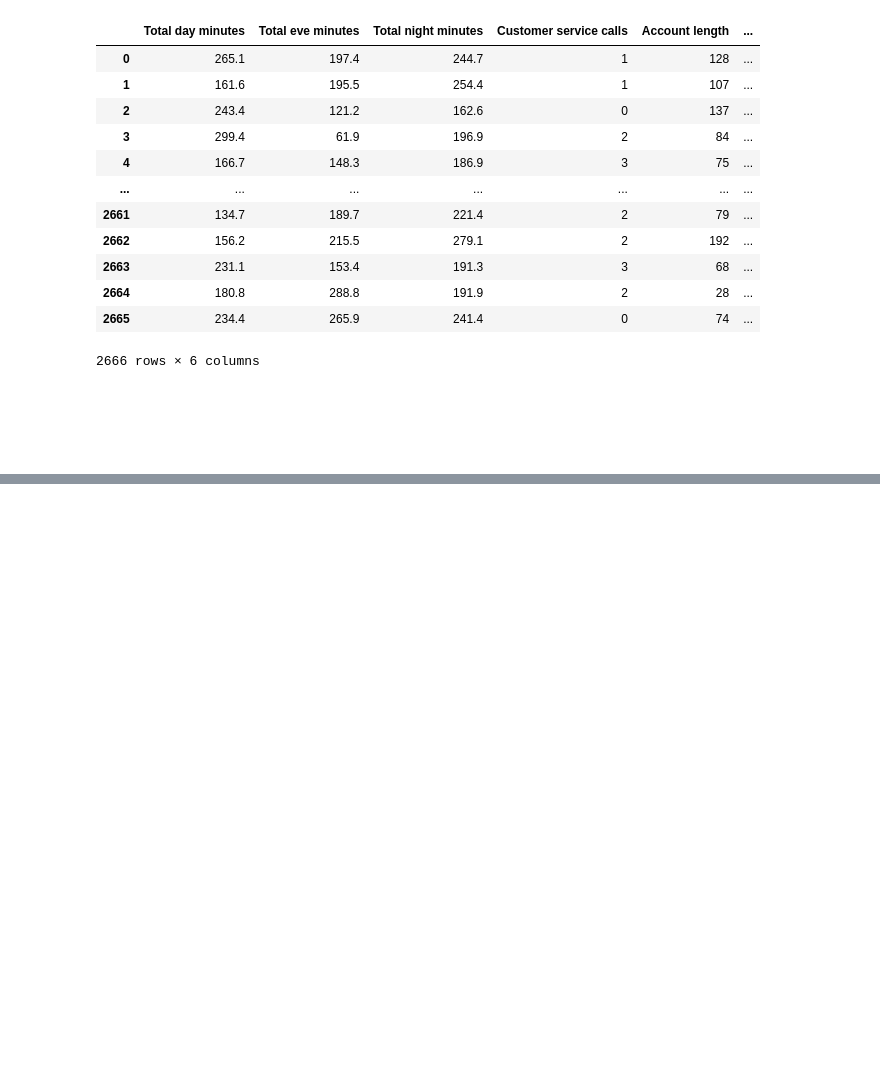
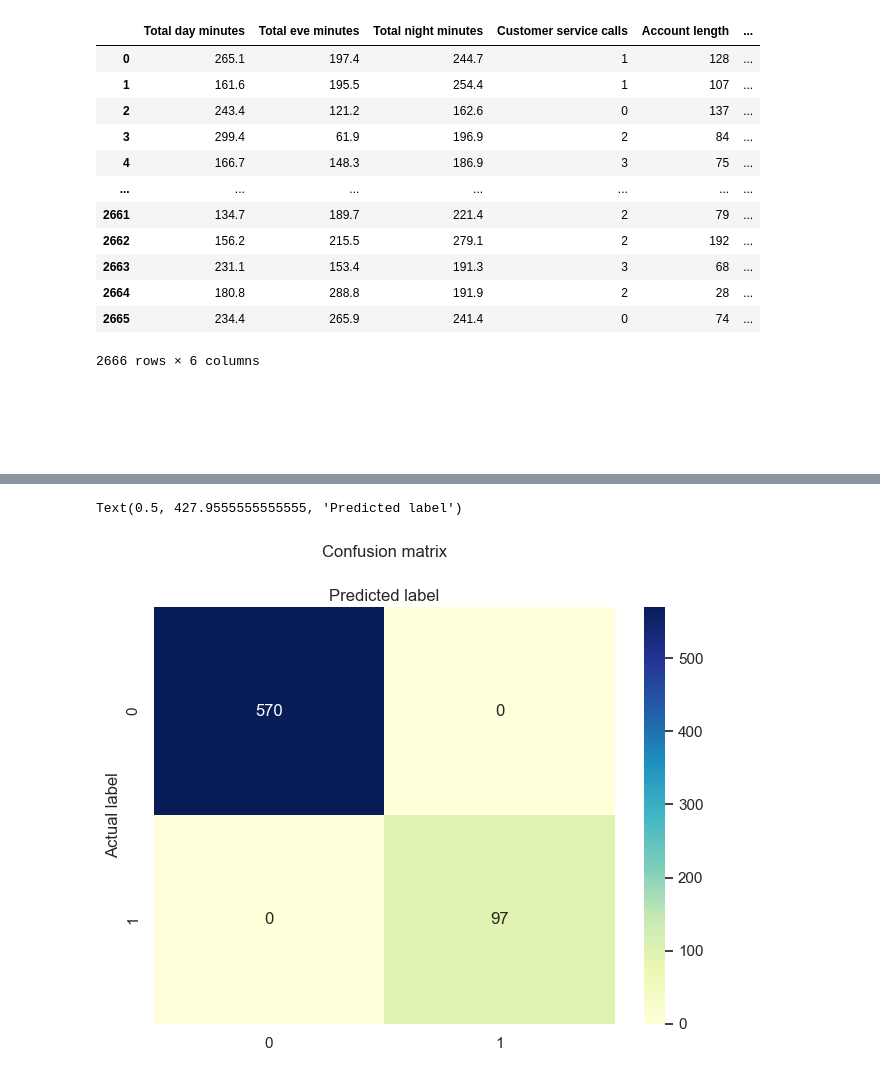
Before and after one commit to chuaqindi/sc1015-miniproject, a Jupyter notebook: xgboost.ipynb, the cells around one changed output, grey strips where cells are left out. Saved outputs shown, nothing was run; the diff lists cells and outputs as text; code cells hidden in the pictures; blank space fills up the shorter version.

```diff
--- a/xgboost.ipynb
+++ b/xgboost.ipynb
@@ -239,0 +358,2 @@ churn = pd.DataFrame(data['Churn'])
+# %%
+X_train, X_test, y_train, y_test = train_test_split(cols, churn, test_size = 0.25, random_state= 42)
@@ -239,0 +362,9 @@ churn = pd.DataFrame(data['Churn'])
+# %%
+xgb = XGBClassifier(base_score=0.5, booster='gbtree', colsample_bylevel=1,
+                    colsample_bytree=1, gamma=0, learning_rate=0.9, max_delta_step=0,
+                    max_depth=7, min_child_weight=1, missing=None, n_estimators=100,
+                    n_jobs=1, nthread=None, objective='binary:logistic', random_state=0,
+                    reg_alpha=0, reg_lambda=1, scale_pos_weight=1, seed=None,
+                    silent=True, subsample=1,enable_categorical=True)
+# %%
+xgb.fit(cols,churn)
@@ -239,0 +382,2 @@ churn = pd.DataFrame(data['Churn'])
+# %%
+y_pred = xgb.predict(X_test)
@@ -239,0 +386,20 @@ churn = pd.DataFrame(data['Churn'])
+# %%
+cnf_matrix = metrics.confusion_matrix(y_test, y_pred)
+cnf_matrix
+
+
+class_names=[0,1] # name  of classes
+fig, ax = plt.subplots()
+tick_marks = np.arange(len(class_names))
+plt.xticks(tick_marks, class_names)
+plt.yticks(tick_marks, class_names)
+# create heatmap
+sb.heatmap(pd.DataFrame(cnf_matrix), annot=True, cmap="YlGnBu" ,fmt='g')
+ax.xaxis.set_label_position("top")
+plt.tight_layout()
+plt.title('Confusion matrix', y=1.1)
+plt.ylabel('Actual label')
+plt.xlabel('Predicted label')
+# %% [output]
+Text(0.5, 427.9555555555555, 'Predicted label')
+[figure, added]
```
Also changed, not shown: parts of 20 cells of this notebook.
